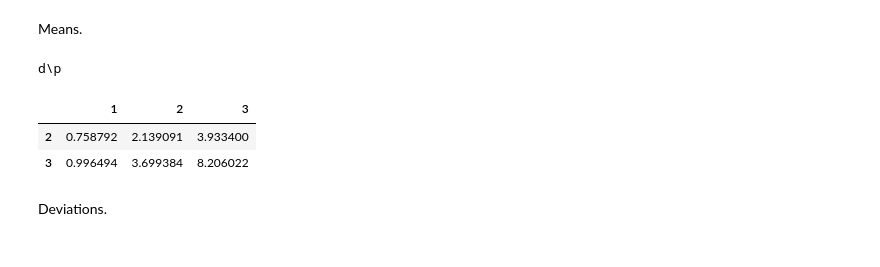
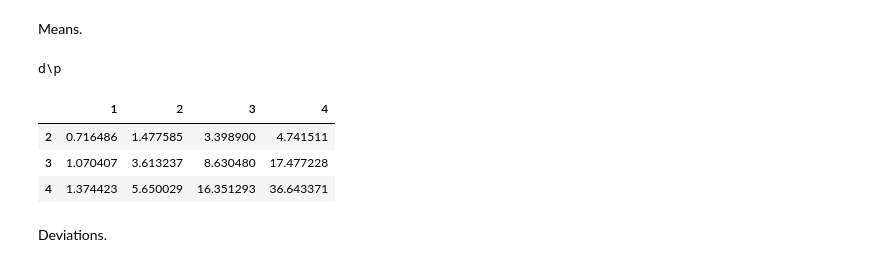
Before and after one commit to idnm/FourierVQA, a Jupyter notebook: experiments.ipynb, the cells around one changed output. Saved outputs shown, nothing was run; the diff lists cells and outputs as text; code cells hidden in the pictures.

```diff
--- a/experiments.ipynb
+++ b/experiments.ipynb
@@ -118,17 +22,0 @@ def all_monomial_arrays(all_parameters, num_parameters, order):
-# %%
-num_qubits = 20
-degree = 3
-level = 3
-
-
-graph = nx.random_regular_graph(degree, num_qubits, seed=41)
-qaoa = QAOA(graph, level)
-
-qc = qaoa.circuit()
-observables = qaoa.observables()
-
-pauli_circuit = PauliCircuit.from_parameterized_circuit(qc)
-
-print(f'num paulis {pauli_circuit.num_paulis}')
-fourier_computation = FourierComputation(pauli_circuit, observables[2])
-fourier_computation.run()
@@ -161,7 +29,7 @@ We now collect statistics on the distribution of terms in the dressed Hamiltonia
 # %%
 num_qubits = 30
 num_paulis = 25
-num_samples = 100
+num_samples = 20
 
 np.random.seed(42)
 seeds = np.random.randint(0, 2**32, num_samples)
@@ -228,11 +97,11 @@ Now let us look at how the complexity of the algorithm scales. For this, we use
 # %%
 np.random.seed(0)
 
-num_samples_monte_carlo = 10**4
-num_sample_circuits = 2
+num_samples_monte_carlo = 10**3
+num_sample_circuits = 5
 
 max_num_qubits = 100
-step_size = 20
+step_size = 10
 qubits = list(range(5, max_num_qubits+1, step_size))
 num_computational_nodes = np.zeros((num_sample_circuits, len(qubits)))
 
@@ -281,10 +150,10 @@ def reverse_light_cone_size(d, p):
 np.random.seed(0)
 
 num_samples_monte_carlo = 10000
-num_sample_circuits = 10
+num_sample_circuits = 20
 
-max_level = 3
-max_degree = 3
+max_level = 4
+max_degree = 4
 
 num_computational_nodes = np.zeros((num_sample_circuits, max_degree-1, max_level))
 
@@ -302,24 +171,27 @@ for p in tqdm(range(1, max_level+1)):
             num_nodes, _ = fourier_expansion.estimate_node_count_monte_carlo(
                 num_samples=num_samples_monte_carlo,
                 check_admissible=True,
-                verbose=False)
+                verbose=False,
+                seed=np.random.randint(0, 2**32))
+
             num_computational_nodes[s, d-2, p-1] = num_nodes
 # %% [markdown]
 Means.
 # %%
 num_nodes_means = np.mean(np.log10(num_computational_nodes), axis=0)
 
-idx = index=range(2, max_degree+1)
-cols = columns=range(1, max_level+1)
+idx = range(2, max_degree+1)
+cols = range(1, max_level+1)
 title = 'd \ p'
 
 df_means = DataFrame(num_nodes_means, index=idx, columns=cols)
 df_means.style.set_caption('d\p')
 # %% [output]
 d\p
-|  | 1 | 2 | 3 |
-| 2 | 0.758792 | 2.139091 | 3.933400 |
-| 3 | 0.996494 | 3.699384 | 8.206022 |
+|  | 1 | 2 | 3 | 4 |
+| 2 | 0.716486 | 1.477585 | 3.398900 | 4.741511 |
+| 3 | 1.070407 | 3.613237 | 8.630480 | 17.477228 |
+| 4 | 1.374423 | 5.650029 | 16.351293 | 36.643371 |
 # %% [markdown]
 Deviations.
 # %%
```
Also changed, not shown: parts of 29 cells of this notebook, 3 other files.
